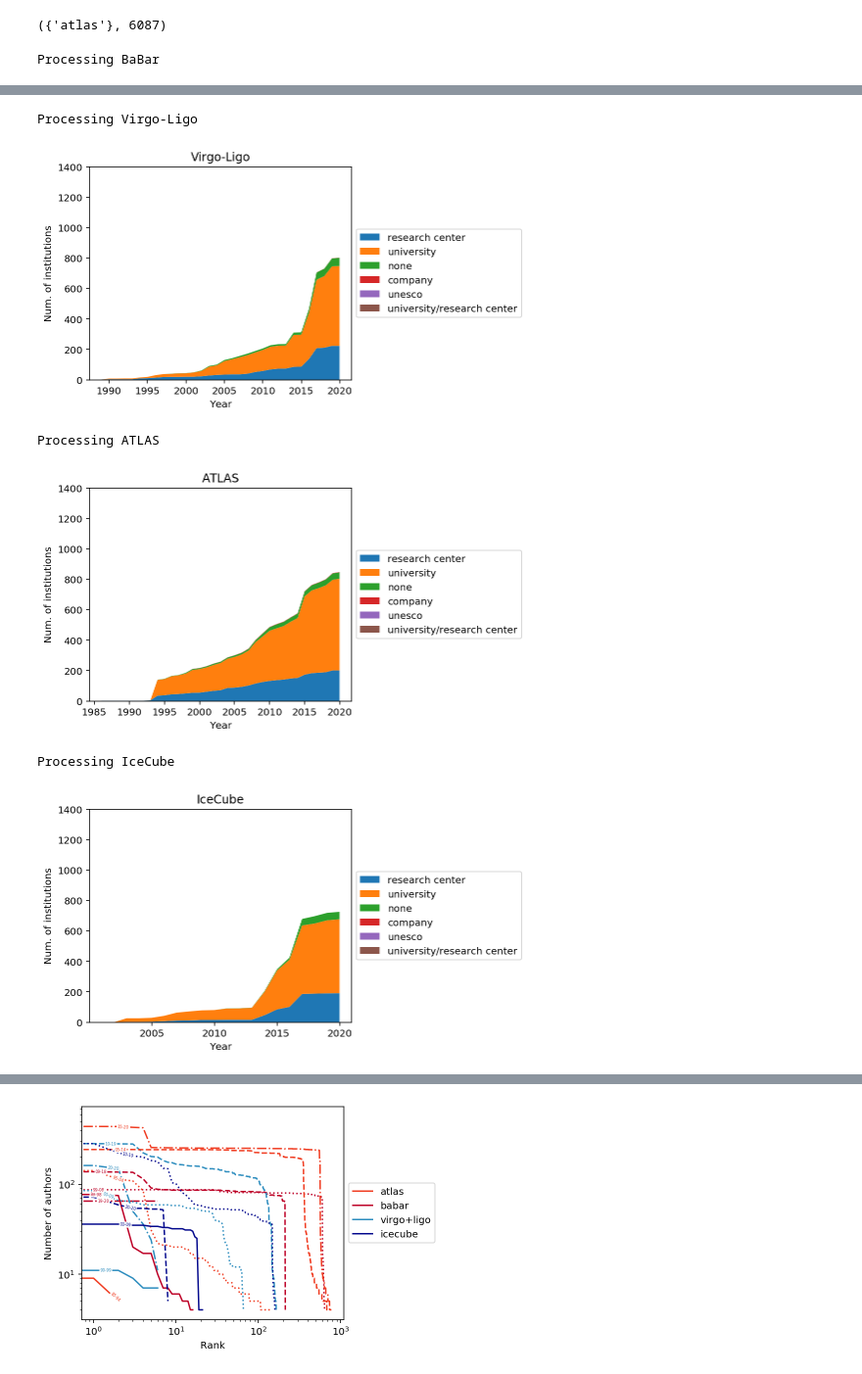
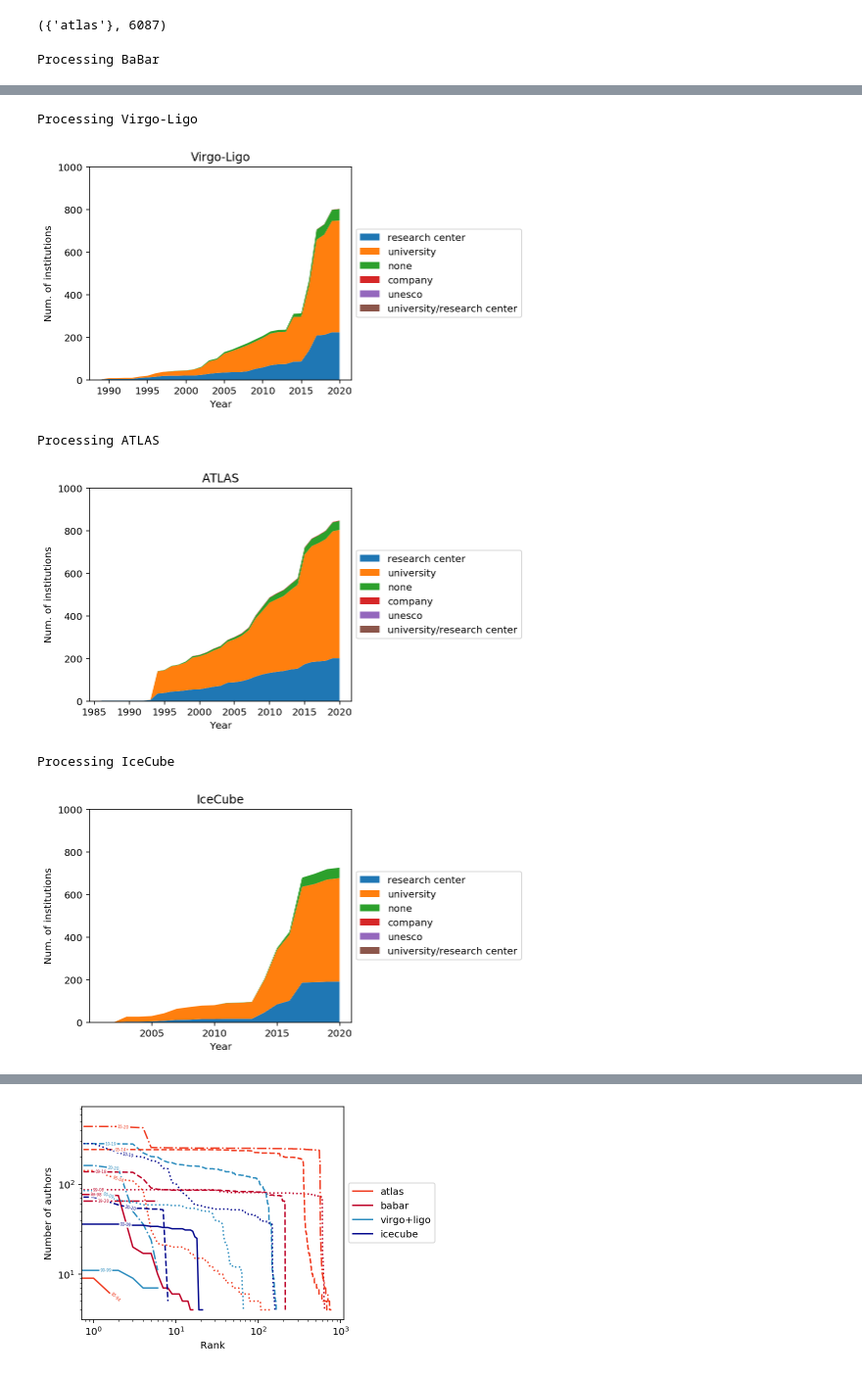
Before and after one commit to filipinascimento/bigscience, a Jupyter notebook: Notebooks/InspireAnalysis.ipynb, the cells around one changed output, grey strips where cells are left out. Shown at 98% size. Drawn from its saved outputs; the diff is of its cells as text; code cells hidden in the pictures.

```diff
--- a/Notebooks/InspireAnalysis.ipynb
+++ b/Notebooks/InspireAnalysis.ipynb
@@ -990,7 +990,7 @@ collaborationWordsSets = {
   "ATLAS":"atlas+atlas experiment",
   "IceCube":"icecube"
 }
-saveNetwork = False;
+saveNetwork = True;
 
 plotCategory = "Field"
 HEPEntriesByCollaboration = {};
@@ -1126,7 +1126,7 @@ for collaborationName,collaborationWords in collaborationWordsSets.items():
     if(maxYear in plotAuthorsByYear):
       allAuthorsSet = (plotAuthorsByYear[maxYear]);
       participatingAuthorsSet = (participatingAuthorsByYear[maxYear]);
-      allTimeAuthorsSet.update(participatingAuthorsSet)
+      allTimeAuthorsSet.update(allAuthorsSet)
     plotCumulativeAuthorsCount.append(len(allAuthorsSet));
     plotParticipatingAuthorsCount.append(len(participatingAuthorsSet));
     plotAllTimeAuthorsCount.append(len(allTimeAuthorsSet));
@@ -1213,7 +1213,7 @@ for collaborationName,collaborationWords in collaborationWordsSets.items():
   ax.set_title(collaborationName)
   ax.set_xlabel("Year")
   ax.set_ylabel("Num. of institutions")
-  plt.ylim(0,1400)
+  plt.ylim(0,1000)
   plt.savefig("../Figures/institutions_%s.pdf"%collaborationName)
   plt.show()
 # %% [output]
@@ -1222,9 +1222,9 @@ Processing BaBar
 Processing Virgo-Ligo
-[figure, old version]
+[figure, new version]
 Processing ATLAS
-[figure, old version]
+[figure, new version]
 Processing IceCube
-[figure, old version]
+[figure, new version]
 # %%
 
 citationsPerYearByProject = {};
```
Also changed, not shown: parts of 14 cells of this notebook, 23 other files.
